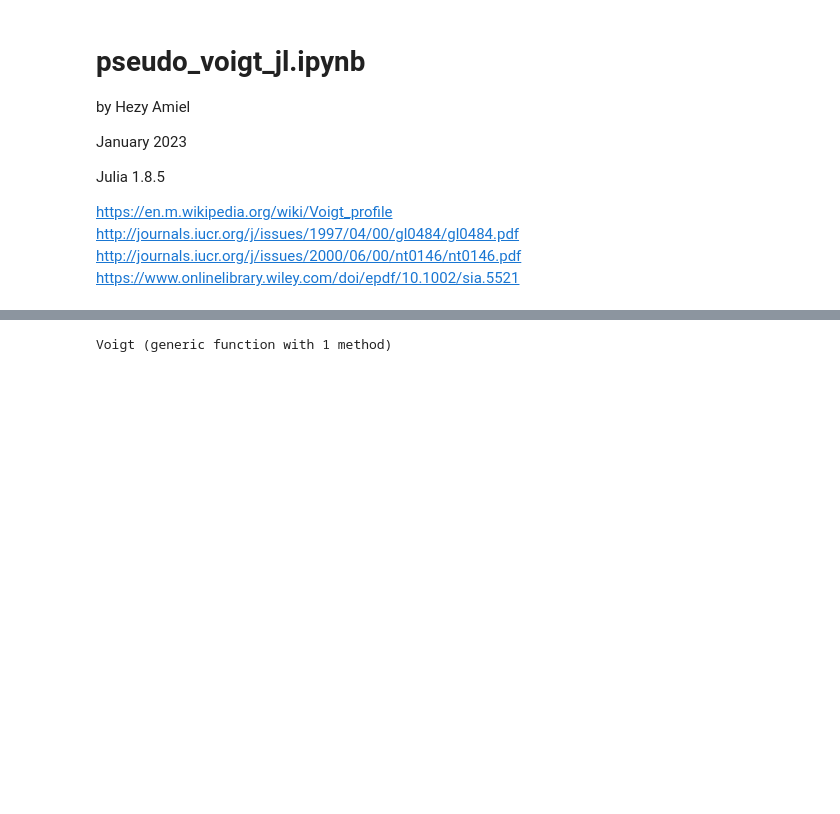
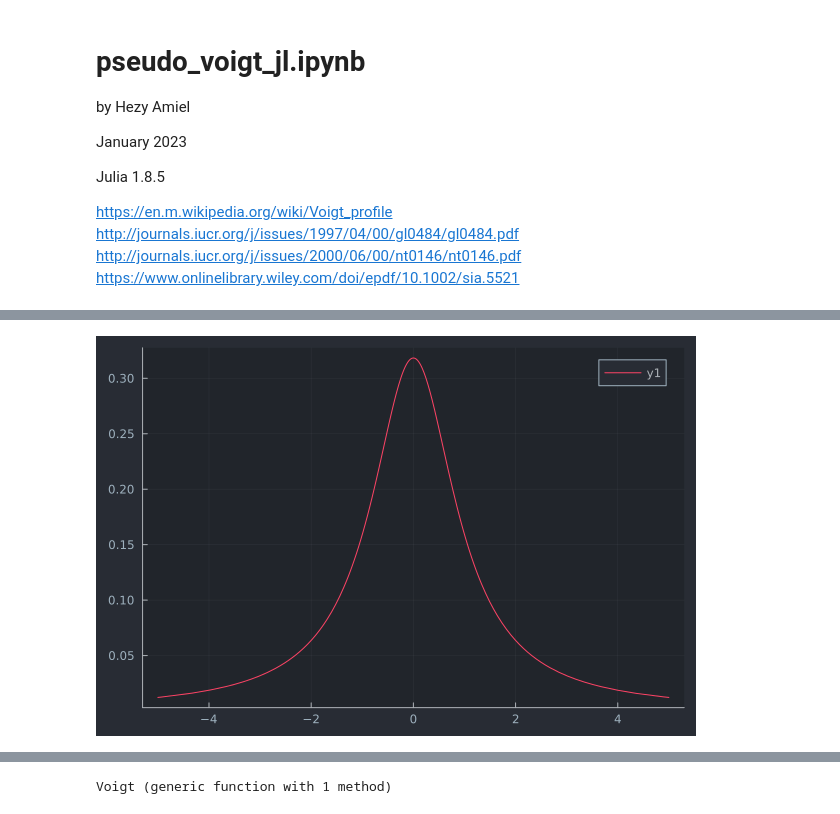
Before and after one commit to hezy/XRD_simple, a Jupyter notebook: pseudo_voigt_2_jl.ipynb, the cells around one changed output, grey strips where cells are left out. Cells and saved outputs as stored; diff of their text form; code cells hidden in the pictures; blank space fills up the shorter version.

```diff
--- a/pseudo_voigt_2_jl.ipynb
+++ b/pseudo_voigt_2_jl.ipynb
@@ -40,0 +22,6 @@ pseudo_Voigt (generic function with 1 method)
+# %%
+C = Cauchy(0,1)
+
+plot(x->pdf(C, x))
+# %% [output]
+[figure, added]
```
Also changed, not shown: parts of 8 cells of this notebook, 1 other file.
